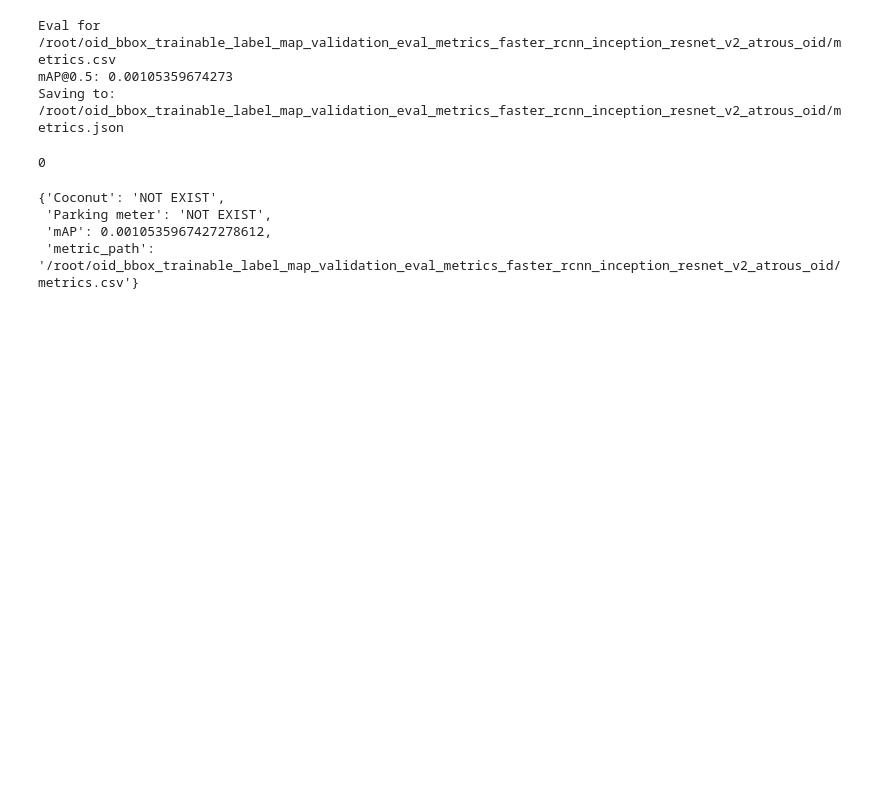
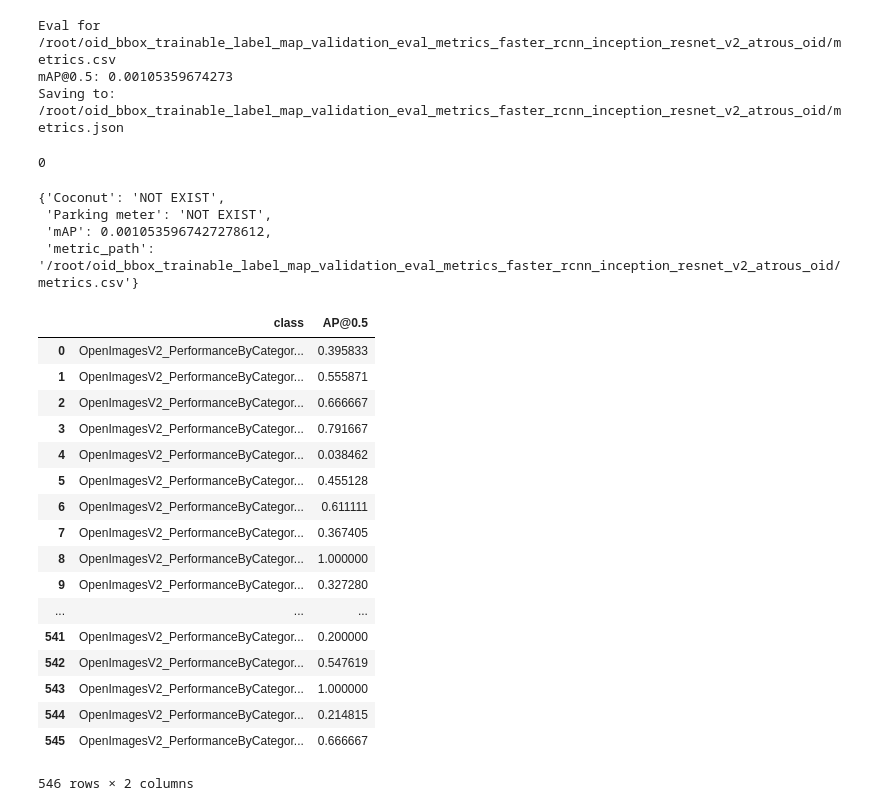
Before and after one commit to qoo/models, a Jupyter notebook: research/object_detection/eval_metric.ipynb, the cells around one changed output. Cells and saved outputs as stored; diff of their text form; code cells hidden in the pictures; blank space fills up the shorter version.

Commit message:
eval metric

```diff
--- a/research/object_detection/eval_metric.ipynb
+++ b/research/object_detection/eval_metric.ipynb
@@ -117,0 +155,25 @@ mAP_dict
+# %%
+metric_dir = '/root/oid_bbox_trainable_label_map_add2_validation_eval_metrics_train_out_547_7GPU7batch_frozen_476120_v2model_per300'
+# metric_output = sys.argv[2]
+df2 = pd.read_csv(os.path.join(metric_dir ,'metrics.csv'), names=['class', 'AP@0.5'])
+# %%
+df2
+# %% [output]
+|  | class | AP@0.5 |
+| 0 | OpenImagesV2_PerformanceByCategor... | 0.395833 |
+| 1 | OpenImagesV2_PerformanceByCategor... | 0.555871 |
+| 2 | OpenImagesV2_PerformanceByCategor... | 0.666667 |
+| 3 | OpenImagesV2_PerformanceByCategor... | 0.791667 |
+| 4 | OpenImagesV2_PerformanceByCategor... | 0.038462 |
+| 5 | OpenImagesV2_PerformanceByCategor... | 0.455128 |
+| 6 | OpenImagesV2_PerformanceByCategor... | 0.611111 |
+| 7 | OpenImagesV2_PerformanceByCategor... | 0.367405 |
+| 8 | OpenImagesV2_PerformanceByCategor... | 1.000000 |
+| 9 | OpenImagesV2_PerformanceByCategor... | 0.327280 |
+| ... | ... | ... |
+| 541 | OpenImagesV2_PerformanceByCategor... | 0.200000 |
+| 542 | OpenImagesV2_PerformanceByCategor... | 0.547619 |
+| 543 | OpenImagesV2_PerformanceByCategor... | 1.000000 |
+| 544 | OpenImagesV2_PerformanceByCategor... | 0.214815 |
+| 545 | OpenImagesV2_PerformanceByCategor... | 0.666667 |
+546 rows × 2 columns
```
Also changed, not shown: parts of 7 cells of this notebook, 2 other files.
